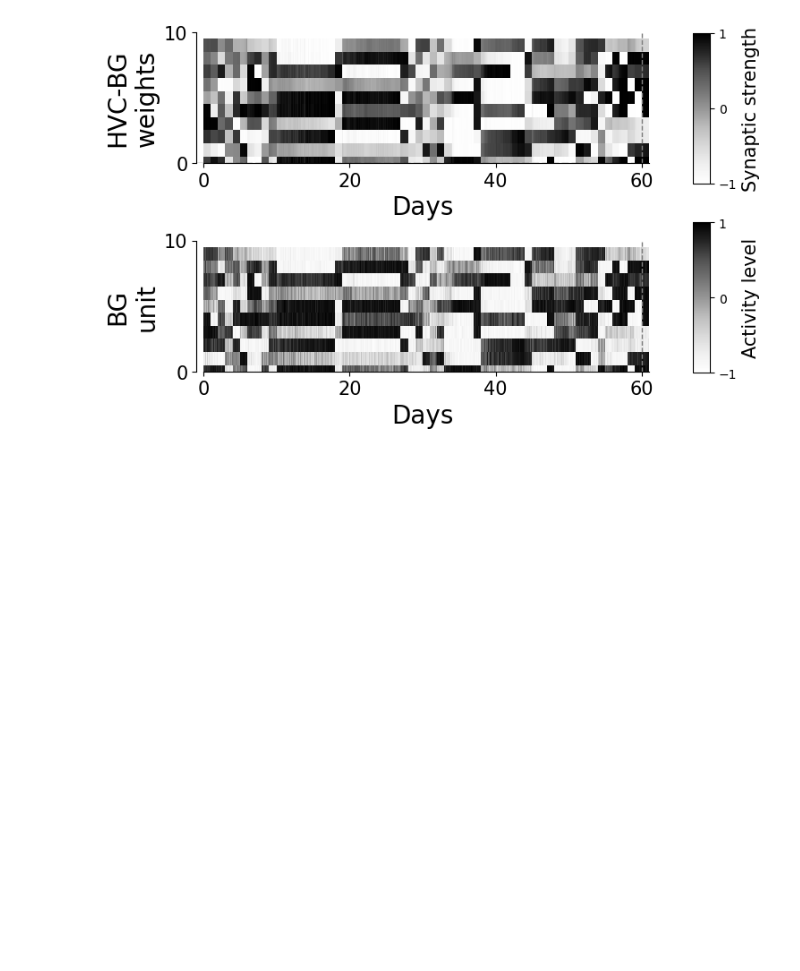
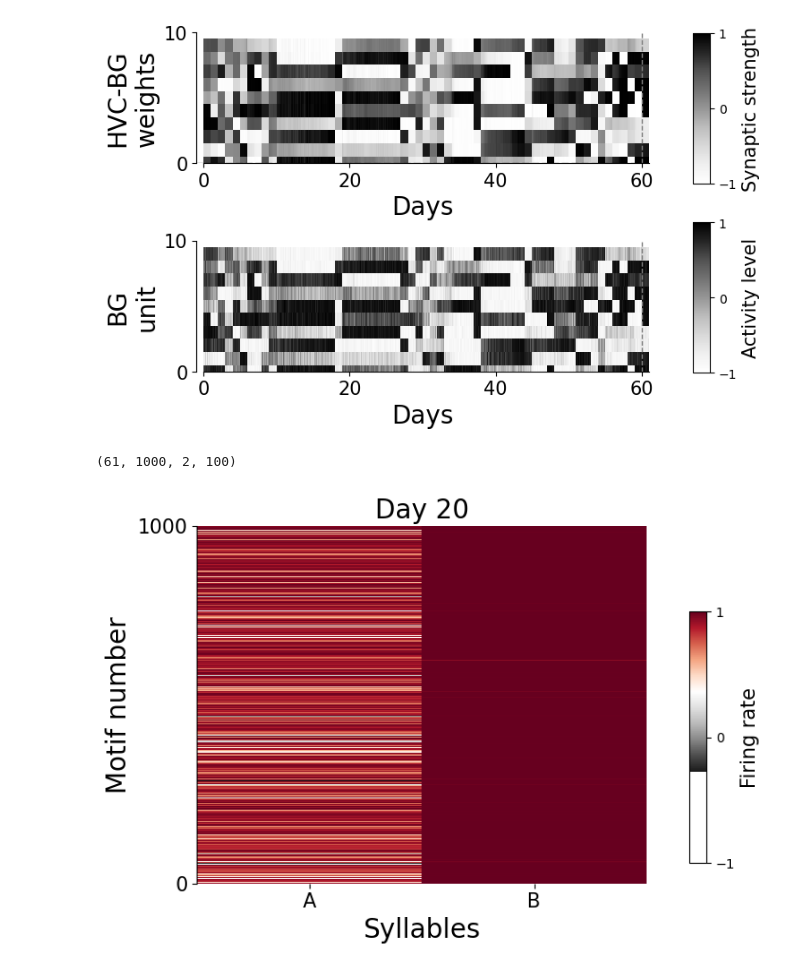
Before and after one commit to atharvsuryawanshi12/Dual_Pathway_RL_songbird, a Jupyter notebook: JSON/for_figures.ipynb, the cells around one changed output. Drawn from its saved outputs; the diff is of its cells as text; code cells hidden in the pictures; blank space fills up the shorter version.

```diff
--- a/JSON/for_figures.ipynb
+++ b/JSON/for_figures.ipynb
@@ -794,6 +794,44 @@ def plot_BG(obj):
 plot_BG(obj)
 # %% [output]
 [figure]
+# %%
+def plot_HL_motifs_on_day(obj, day):
+    """ Plots the model output over time. """
+    alphabets = ['A', 'B', 'C', 'D', 'E', 'F', 'G', 'H', 'I', 'J']
+    figure, (ax1) = plt.subplots(1, figsize=(6,5))
+
+    cm = plt.cm.get_cmap('RdGy_r')
+    plot_array = obj.ra_all[day, :, :, 0].reshape(N_DAILY_MOTIFS, N_SYLL)
+    im = ax1.imshow(plot_array, cmap=cm, aspect='auto', interpolation='none')
+
+    figure.subplots_adjust(right=1.2)
+    cbar_ax = figure.add_axes([1.05, 0.2, 0.03, 0.53])
+    cbar = figure.colorbar(im, cax=cbar_ax)
+    cbar.set_label('Firing rate', fontsize=15)
+    cbar.set_ticks([-1, 0, 1])
+
+    ax1.set_ylim(0, 1000)
+    ax1.set_yticks([1000, 0])
+    ax1.tick_params(labelsize=15)
+    ax1.set_xticks(range(N_SYLL), [i for i in alphabets[:N_SYLL]])
+    ax1.set_xlabel('Syllables', fontsize=20)
+    ax1.set_ylabel('Motif number', fontsize=20)
+    ax1.set_title(f'Day {day}', fontsize=20)
+
+    ax1.spines['top'].set_visible(False)
+    ax1.spines['right'].set_visible(False)
+    ax1.spines['bottom'].set_visible(False)
+
+    plt.tight_layout()
+
+
+
+
+plot_HL_motifs_on_day(obj, 20)
+print(obj.ra_all.shape)
+# %% [output]
+(61, 1000, 2, 100)
+[figure, added]
 # %%
 # plot_trajectory(0)
 # plot_trajectory(1)
```
